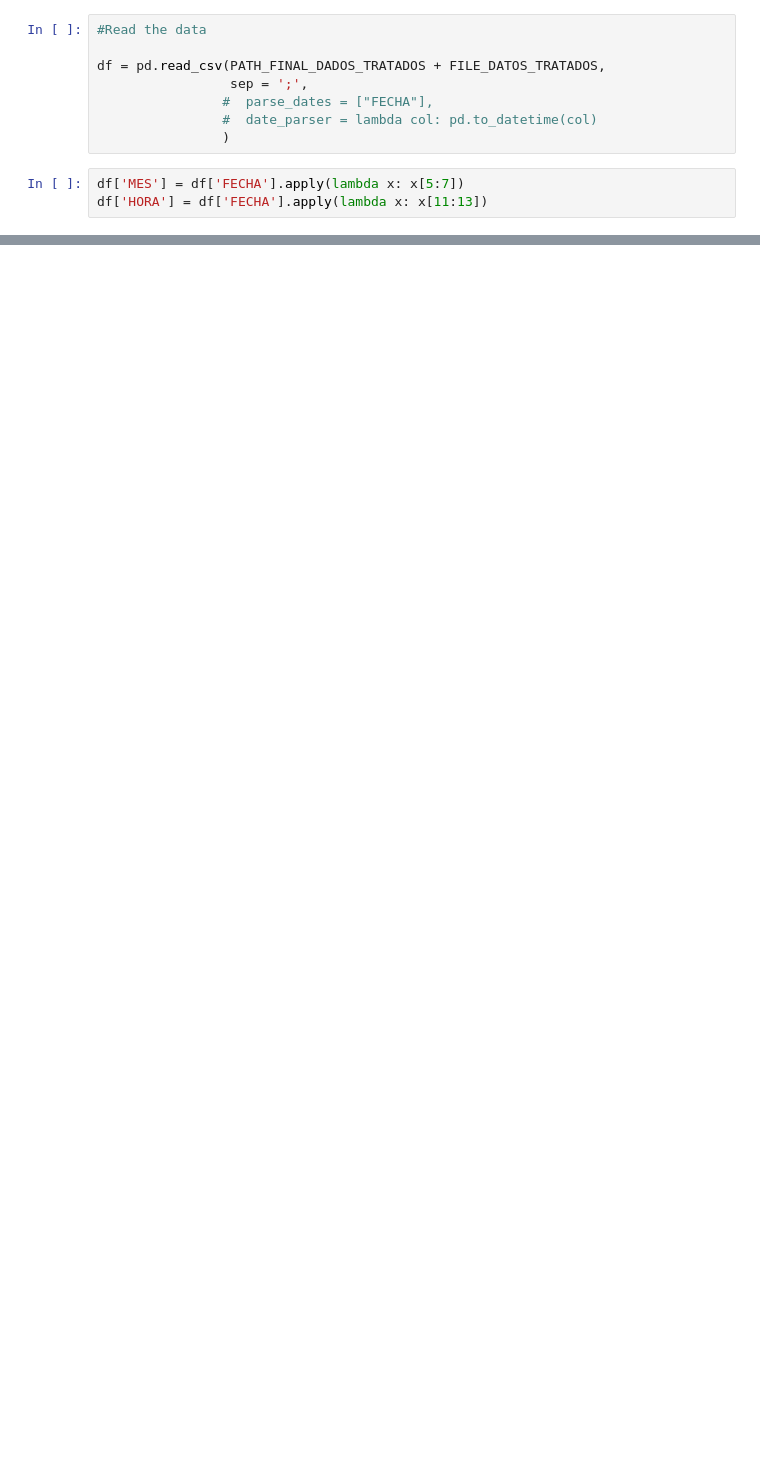
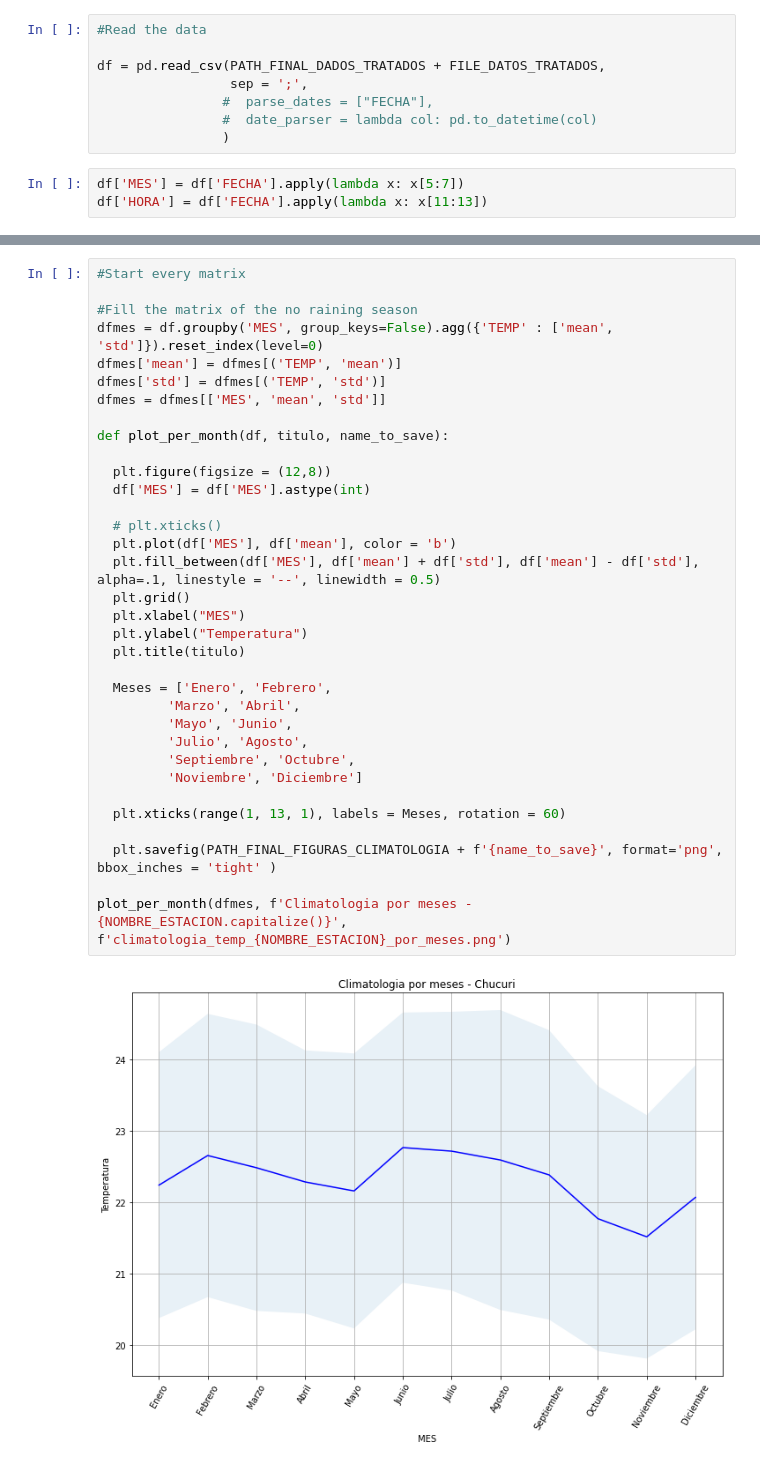
Before and after one commit to chris051091/Seminario-3, a Jupyter notebook: climatologia/src/chucuri/Climatologia_Temperatura_Chucuri.ipynb, the cells around one changed output, grey strips where cells are left out. Saved outputs shown, nothing was run; the diff lists cells and outputs as text; blank space fills up the shorter version.

```diff
--- a/climatologia/src/chucuri/Climatologia_Temperatura_Chucuri.ipynb
+++ b/climatologia/src/chucuri/Climatologia_Temperatura_Chucuri.ipynb
@@ -90,0 +88,36 @@ Text(0, 0.5, 'Temperatura')
+# %%
+#Start every matrix
+
+#Fill the matrix of the no raining season
+dfmes = df.groupby('MES', group_keys=False).agg({'TEMP' : ['mean', 'std']}).reset_index(level=0)
+dfmes['mean'] = dfmes[('TEMP', 'mean')]
+dfmes['std'] = dfmes[('TEMP', 'std')]
+dfmes = dfmes[['MES', 'mean', 'std']]
+
+def plot_per_month(df, titulo, name_to_save):
+
+  plt.figure(figsize = (12,8))
+  df['MES'] = df['MES'].astype(int)
+
+  # plt.xticks()
+  plt.plot(df['MES'], df['mean'], color = 'b')
+  plt.fill_between(df['MES'], df['mean'] + df['std'], df['mean'] - df['std'], alpha=.1, linestyle = '--', linewidth = 0.5)
+  plt.grid()
+  plt.xlabel("MES")
+  plt.ylabel("Temperatura")
+  plt.title(titulo)
+
+  Meses = ['Enero', 'Febrero',
+         'Marzo', 'Abril',
+         'Mayo', 'Junio',
+         'Julio', 'Agosto',
+         'Septiembre', 'Octubre',
+         'Noviembre', 'Diciembre']
+
+  plt.xticks(range(1, 13, 1), labels = Meses, rotation = 60)
+
+  plt.savefig(PATH_FINAL_FIGURAS_CLIMATOLOGIA + f'{name_to_save}', format='png', bbox_inches = 'tight' )
+
+plot_per_month(dfmes, f'Climatologia por meses - {NOMBRE_ESTACION.capitalize()}', f'climatologia_temp_{NOMBRE_ESTACION}_por_meses.png')
+# %% [output]
+[figure, added]
```
Also changed, not shown: parts of 4 cells of this notebook.
